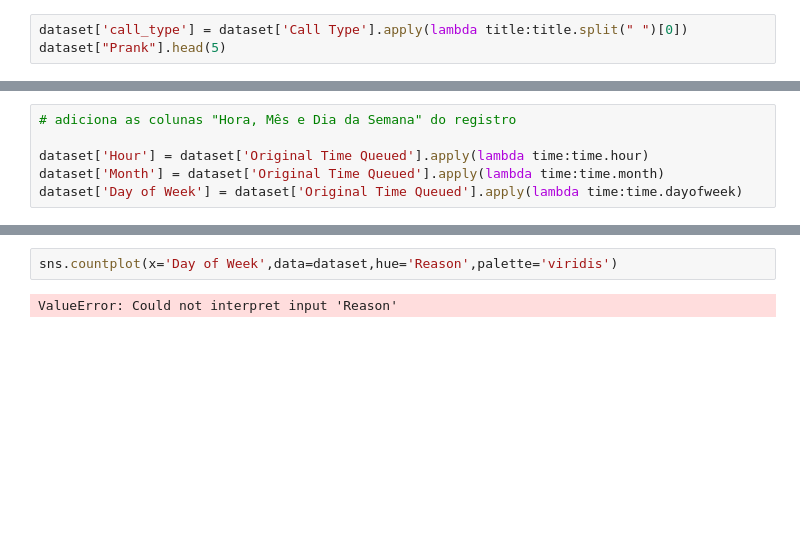
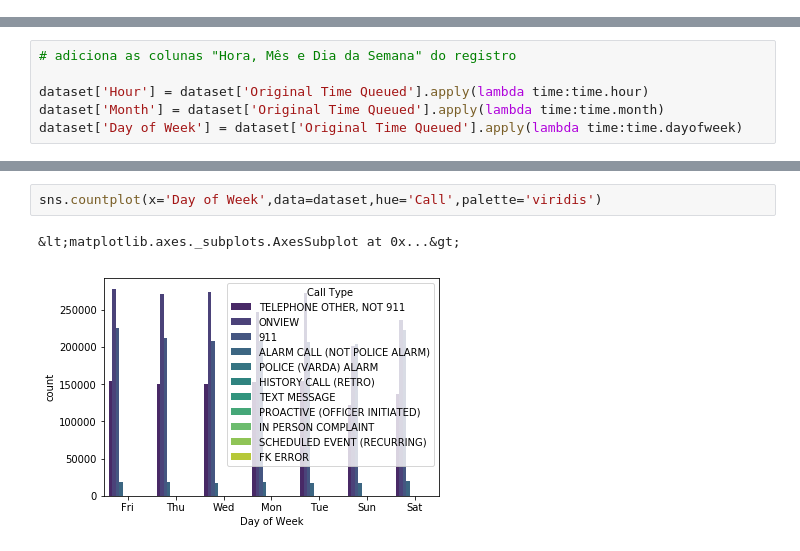
Before and after one commit to robertcristianoo/TCC, a Jupyter notebook: notebooks/analiseDB.ipynb, the cells around one changed output, grey strips where cells are left out. Drawn from its saved outputs; the diff is of its cells as text; blank space fills up the shorter version.

Commit message:
continue data-analysis with new Descriptive Statistics

```diff
--- a/notebooks/analiseDB.ipynb
+++ b/notebooks/analiseDB.ipynb
@@ -110,6 +110,3 @@ dataset["Initial Call Type"].nunique()
 dataset["Final Call Type"].nunique()
 # %% [output]
 419
-# %%
-dataset['call_type'] = dataset['Call Type'].apply(lambda title:title.split(" ")[0])
-dataset["Prank"].head(5)
@@ -162,4 +170,5 @@ dataset['Day of Week'] = dataset['Day of Week'].map(dmap)
 # %%
-sns.countplot(x='Day of Week',data=dataset,hue='Reason',palette='viridis')
+sns.countplot(x='Day of Week',data=dataset,hue='Call',palette='viridis')
 # %% [output]
-ValueError: Could not interpret input 'Reason'
+&lt;matplotlib.axes._subplots.AxesSubplot at 0x...&gt;
+[figure, added]
```
Also changed, not shown: parts of 14 cells of this notebook, 1 other file.
